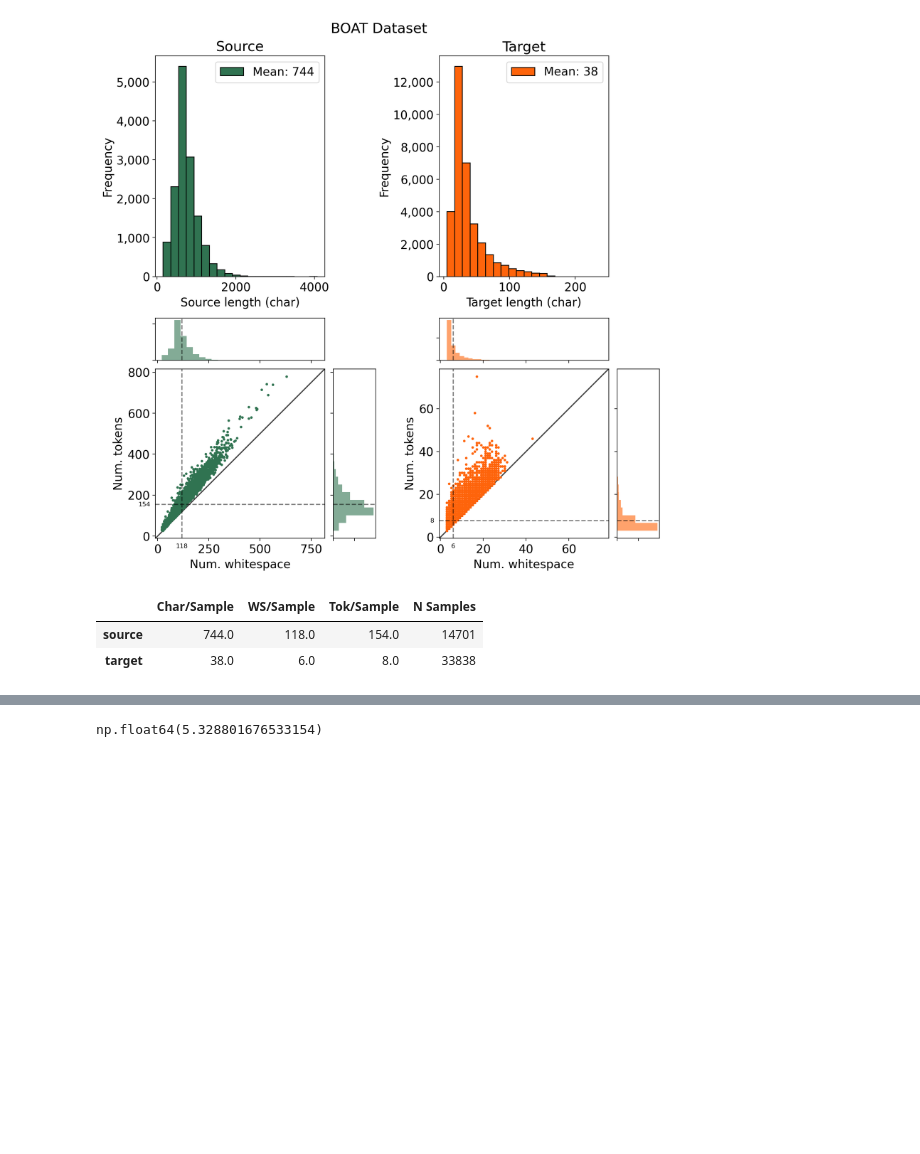
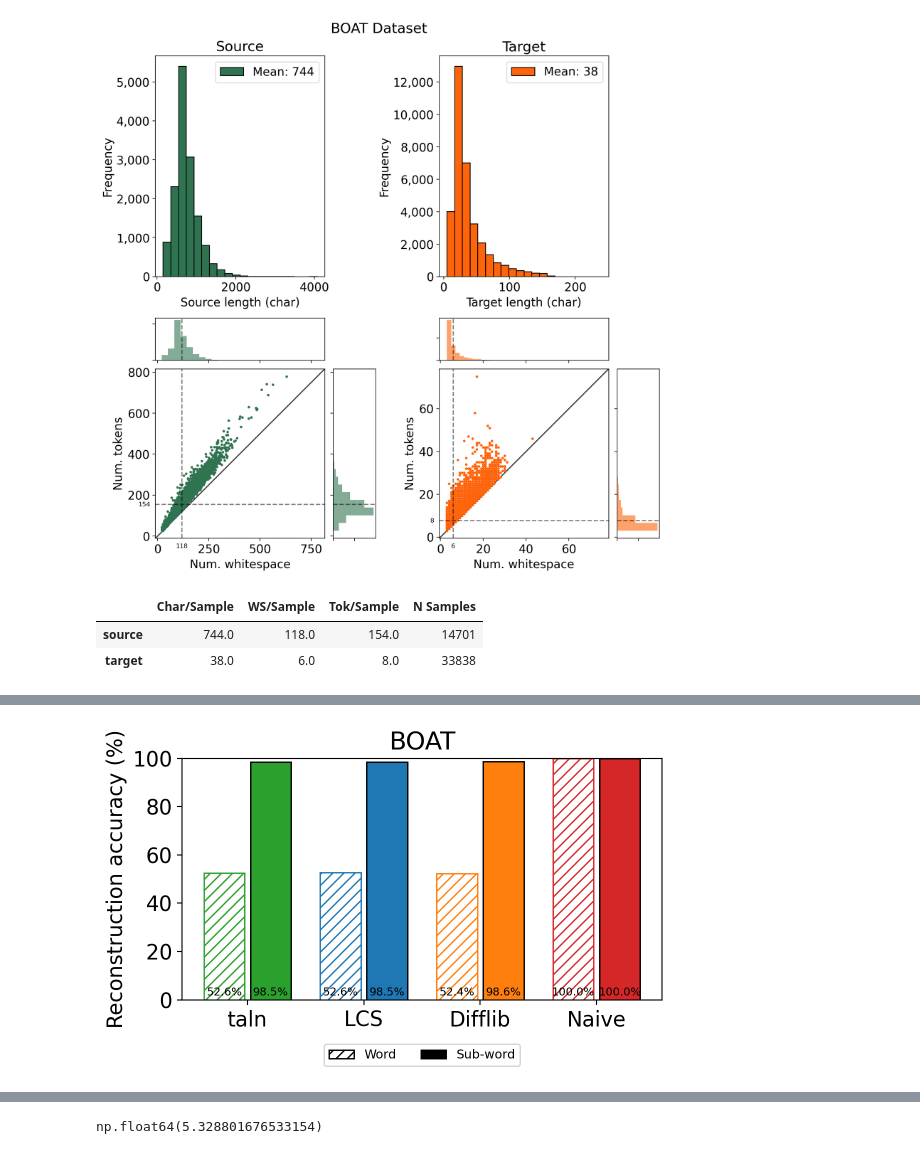
Before and after one commit to sbooeshaghi/taln, a Jupyter notebook: analysis/benchmark.ipynb, the cells around one changed output, grey strips where cells are left out. Saved outputs shown, nothing was run; the diff lists cells and outputs as text; code cells hidden in the pictures; blank space fills up the shorter version.

```diff
--- a/analysis/benchmark.ipynb
+++ b/analysis/benchmark.ipynb
@@ -610,0 +754,92 @@ plt.show()
+# %%
+tacc = tdf.assign(ntks_ctx=tdf["source"].apply(lambda x: len(tokenize(x)[0]))) \
+    .groupby("ntks_ctx")[["custom_match", "lcs_match", "difflib_match", "naive_match"]] \
+    .agg(lambda x: x.sum() / x.count() * 100)
+
+wacc = wdf.assign(ntks_ctx=wdf["source"].apply(lambda x: len(tokenize(x)[0]))) \
+    .groupby("ntks_ctx")[["custom_match", "lcs_match", "difflib_match", "naive_match"]] \
+    .agg(lambda x: x.sum() / x.count() * 100)
+# %%
+import numpy as np
+import matplotlib.pyplot as plt
+from matplotlib.patches import Patch
+
+COLORS = {
+    "lcs":     "#1f77b4",  # blue
+    "custom":  "#2ca02c",  # green
+    "difflib": "#ff7f0e",  # orange
+    "naive":   "#d62728",  # red
+}
+
+fig, ax = plt.subplots(figsize=(6, 4))
+
+methods = {"taln": "custom", "LCS": "lcs", "Difflib": "difflib", "Naive": "naive"}
+x = np.arange(len(methods.keys()))
+
+width = 0.35
+gap = 0.025
+
+# --- sub-word (tacc) ---------------------------------------------------------
+for idx, (label, m) in enumerate(methods.items()):
+    y = tacc[f"{m}_match"]
+    y_mean = np.mean(y)
+    center = idx + (width/2 + gap)
+
+    ax.bar(
+        center, y_mean, width,
+        edgecolor="black",
+        facecolor=COLORS[m],   # solid color
+        zorder=0,
+    )
+
+    ax.text(center, 1, f"{y_mean:.1f}%",
+            ha="center", va="bottom", fontsize=8)
+
+# --- word (wacc) -------------------------------------------------------------
+for idx, (label, m) in enumerate(methods.items()):
+    y = wacc[f"{m}_match"]
+    y_mean = np.mean(y)
+    center = idx - (width/2 + gap)
+
+    ax.bar(
+        center, y_mean, width,
+        edgecolor=COLORS[m],
+        facecolor="white",
+        hatch="///",           # stripes
+        linewidth=1,
+        zorder=0,
+    )
+
+    ax.text(center, 1, f"{y_mean:.1f}%",
+            ha="center", va="bottom", fontsize=8)
+
+
+# --- axes / labels -----------------------------------------------------------
+ax.set(
+    ylabel="Reconstruction accuracy (%)",
+    xticks=x,
+    xticklabels=list(methods.keys()),
+    ylim=(0, 100),
+    title="BOAT",
+)
+
+# legend
+legend_elements = [
+    Patch(facecolor="white", edgecolor="black", hatch="///", label="Word"),
+    Patch(facecolor="k", edgecolor="black", label="Sub-word"),
+]
+
+
+ax.legend(
+    handles=legend_elements,
+    loc="lower center",
+    bbox_to_anchor=(0.5, -0.3),
+    ncol=2,
+    frameon=True,
+    fontsize=9,
+)
+
+plt.tight_layout()
+plt.show()
+# %% [output]
+[figure, added]
```
Also changed, not shown: parts of 53 cells of this notebook, 8 other files.
